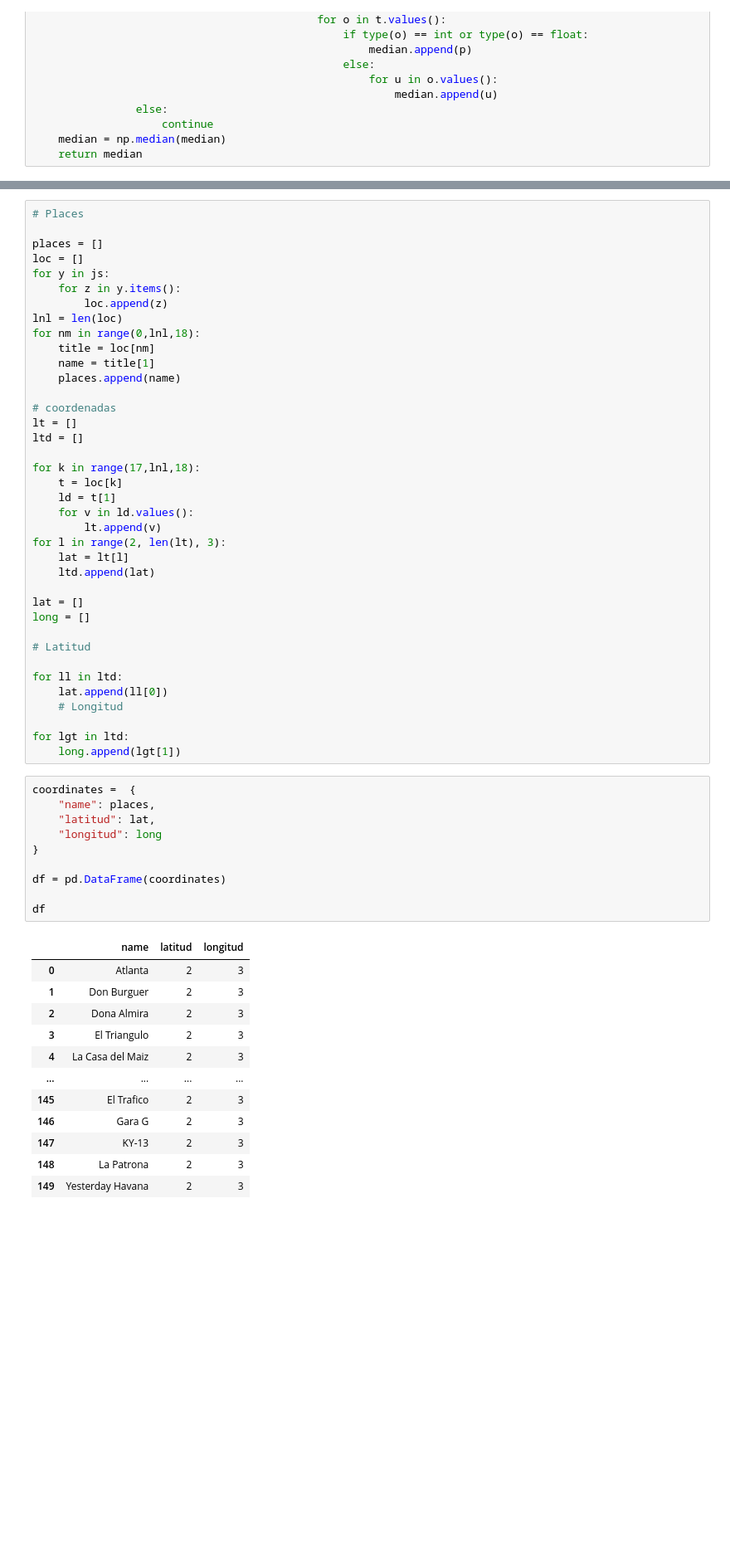
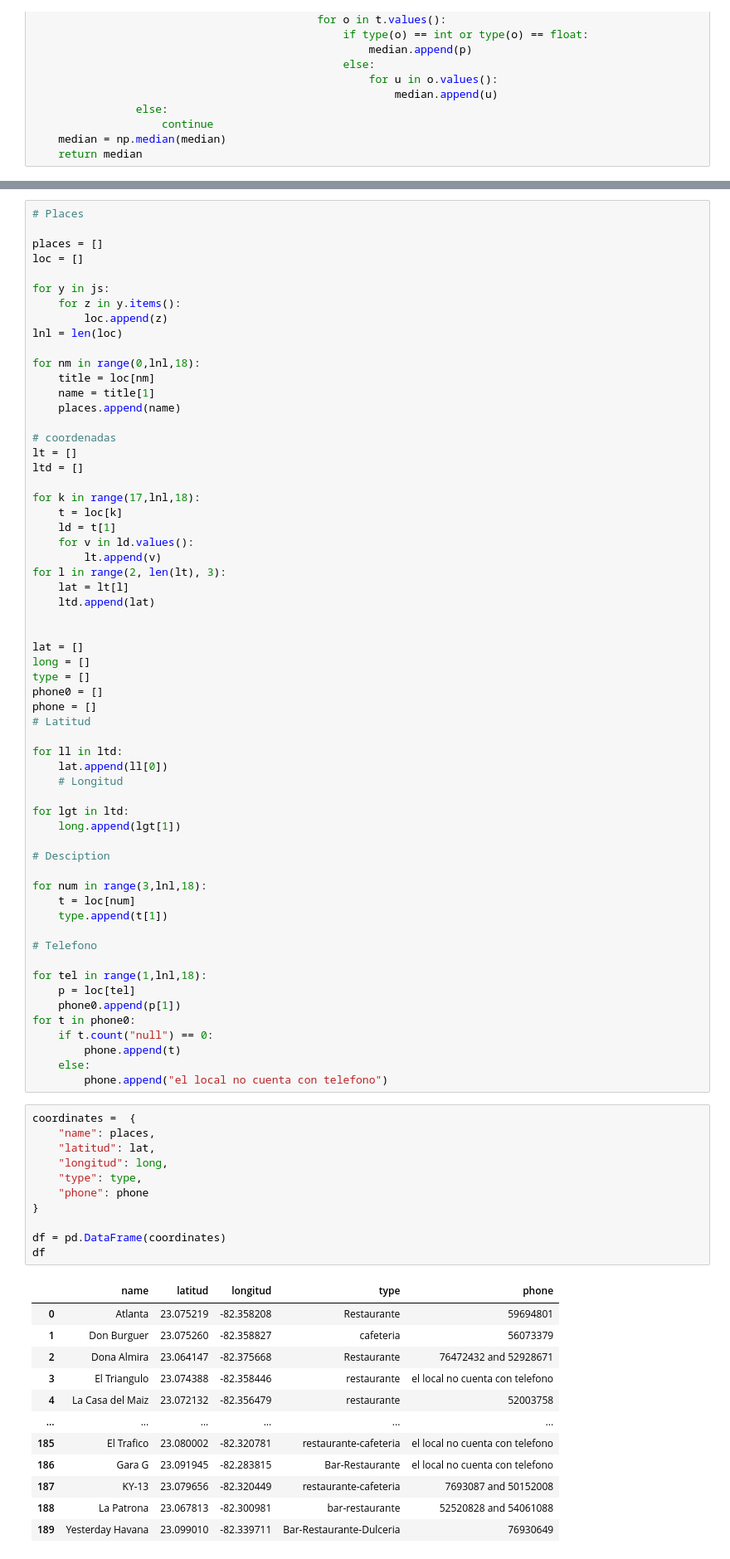
Before and after one commit to MelanyClaudiaOrtegaFigueroa/Proyecto-de-restaurantes, a Jupyter notebook: Codigo.ipynb, the cells around one changed output, grey strips where cells are left out. Shown at 83% size. Cells and saved outputs as stored; diff of their text form; blank space fills up the shorter version.

```diff
--- a/Codigo.ipynb
+++ b/Codigo.ipynb
@@ -394,10 +406,12 @@ plt.show()
 
 places = []
 loc = []
+
 for y in js:
     for z in y.items():
         loc.append(z)
 lnl = len(loc)
+
 for nm in range(0,lnl,18):
     title = loc[nm]
     name = title[1]
@@ -416,9 +430,12 @@ for l in range(2, len(lt), 3):
     lat = lt[l]
     ltd.append(lat)
 
+
 lat = []
 long = []
-
+type = []
+phone0 = []
+phone = []
 # Latitud
 
 for ll in ltd:
@@ -427,26 +444,44 @@ for ll in ltd:
 
 for lgt in ltd:
     long.append(lgt[1])
+
+# Desciption
+
+for num in range(3,lnl,18):
+    t = loc[num]
+    type.append(t[1])
+
+# Telefono
+
+for tel in range(1,lnl,18):
+    p = loc[tel]
+    phone0.append(p[1])
+for t in phone0:
+    if t.count("null") == 0:
+        phone.append(t)
+    else:
+        phone.append("el local no cuenta con telefono")
 # %%
 coordinates =  {
     "name": places,
     "latitud": lat,
-    "longitud": long
+    "longitud": long,
+    "type": type,
+    "phone": phone
 }
 
 df = pd.DataFrame(coordinates)
-
 df
 # %% [output]
-|  | name | latitud | longitud |
-| 0 | Atlanta | 2 | 3 |
-| 1 | Don Burguer | 2 | 3 |
-| 2 | Dona Almira | 2 | 3 |
-| 3 | El Triangulo | 2 | 3 |
-| 4 | La Casa del Maiz | 2 | 3 |
-| ... | ... | ... | ... |
-| 145 | El Trafico | 2 | 3 |
-| 146 | Gara G | 2 | 3 |
-| 147 | KY-13 | 2 | 3 |
-| 148 | La Patrona | 2 | 3 |
-| 149 | Yesterday Havana | 2 | 3 |
+|  | name | latitud | longitud | type | phone |
+| 0 | Atlanta | 23.075219 | -82.358208 | Restaurante | 59694801 |
+| 1 | Don Burguer | 23.075260 | -82.358827 | cafeteria | 56073379 |
+| 2 | Dona Almira | 23.064147 | -82.375668 | Restaurante | 76472432 and 52928671 |
+| 3 | El Triangulo | 23.074388 | -82.358446 | restaurante | el local no cuenta con telefono |
+| 4 | La Casa del Maiz | 23.072132 | -82.356479 | restaurante | 52003758 |
+| ... | ... | ... | ... | ... | ... |
+| 185 | El Trafico | 23.080002 | -82.320781 | restaurante-cafeteria | el local no cuenta con telefono |
+| 186 | Gara G | 23.091945 | -82.283815 | Bar-Restaurante | el local no cuenta con telefono |
+| 187 | KY-13 | 23.079656 | -82.320449 | restaurante-cafeteria | 7693087 and 50152008 |
+| 188 | La Patrona | 23.067813 | -82.300981 | bar-restaurante | 52520828 and 54061088 |
+| 189 | Yesterday Havana | 23.099010 | -82.339711 | Bar-Restaurante-Dulceria | 76930649 |
```
Also changed, not shown: parts of 19 cells of this notebook.
